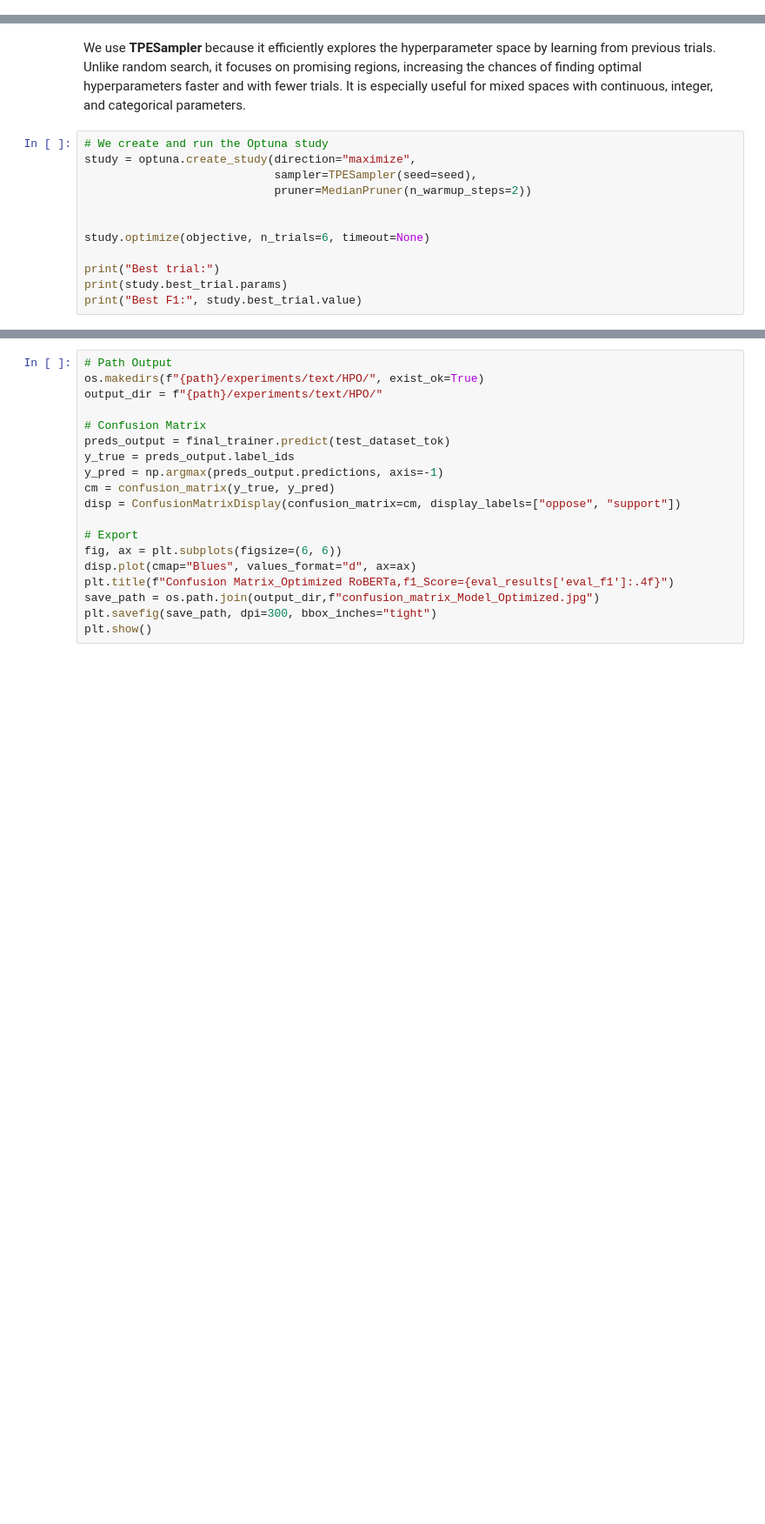
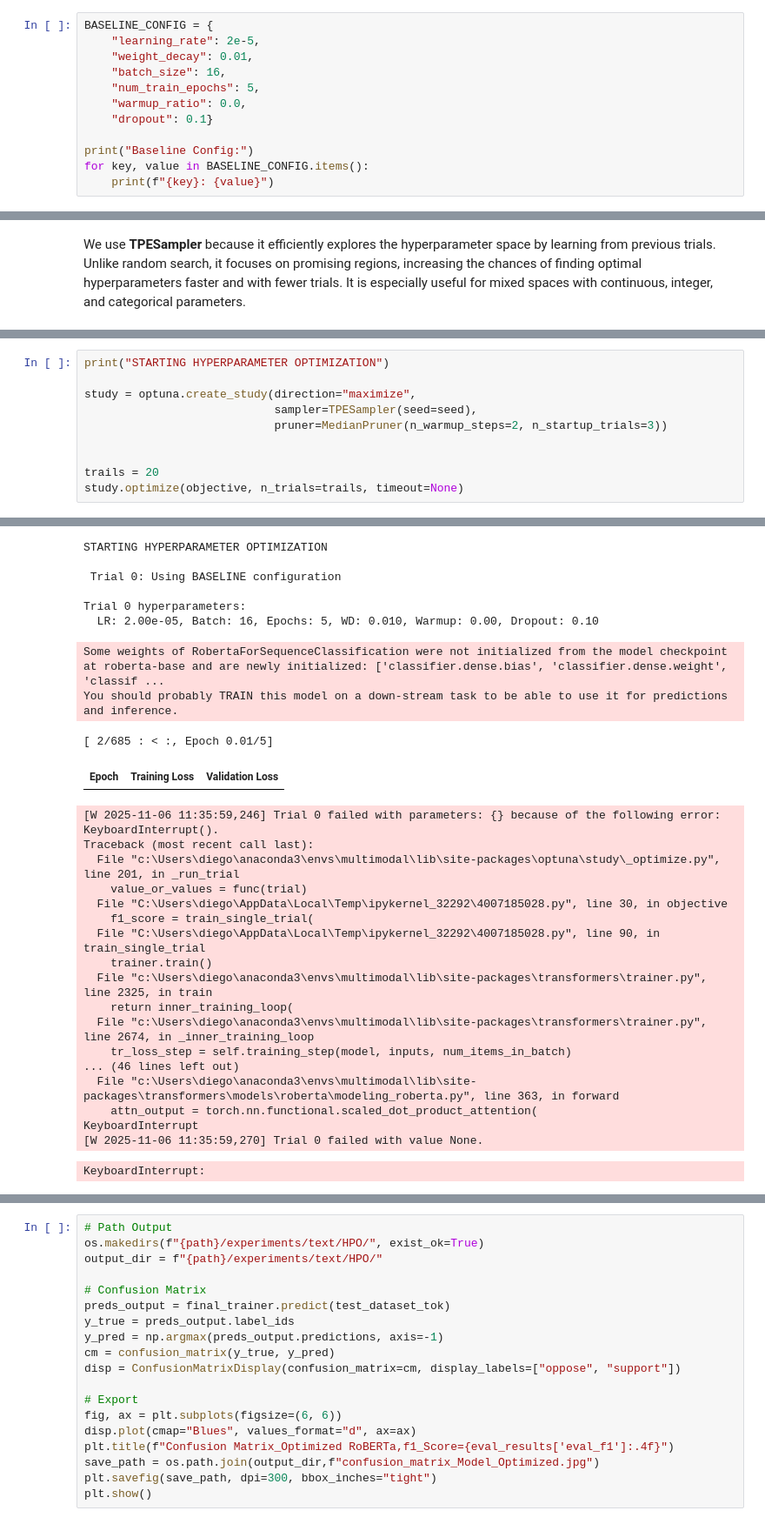
Before and after one commit to DBlassio/multimodal-argmining, a Jupyter notebook: experiments/text/HPO/HPO.ipynb, the cells around one changed output, grey strips where cells are left out. Shown at 87% size. Cells and saved outputs as stored; diff of their text form; blank space fills up the shorter version.

```diff
--- a/experiments/text/HPO/HPO.ipynb
+++ b/experiments/text/HPO/HPO.ipynb
@@ -169,3 +147,15 @@ def compute_metrics(eval_pred):
     return {"accuracy": acc,"f1": f1_macro,"precision": precision,"recall": recall}
 # %% [markdown]
 ### Hyperparameter Optimization - OPTUNA
+# %%
+BASELINE_CONFIG = {
+    "learning_rate": 2e-5,
+    "weight_decay": 0.01,
+    "batch_size": 16,
+    "num_train_epochs": 5,
+    "warmup_ratio": 0.0,
+    "dropout": 0.1}
+
+print("Baseline Config:")
+for key, value in BASELINE_CONFIG.items():
+    print(f"{key}: {value}")
@@ -234,14 +274,2 @@ def objective(trial):
 # %% [markdown]
 We use **TPESampler** because it efficiently explores the hyperparameter space by learning from previous trials. Unlike random search, it focuses on promising regions, increasing the chances of finding optimal hyperparameters faster and with fewer trials. It is especially useful for mixed spaces with continuous, integer, and categorical parameters.
-# %%
-# We create and run the Optuna study
-study = optuna.create_study(direction="maximize",
-                            sampler=TPESampler(seed=seed),
-                            pruner=MedianPruner(n_warmup_steps=2))
-
-
-study.optimize(objective, n_trials=6, timeout=None)
-
-print("Best trial:")
-print(study.best_trial.params)
-print("Best F1:", study.best_trial.value)
@@ -328,0 +276,11 @@ You should probably TRAIN this model on a down-stream task to be able to use it
+# %%
+print("STARTING HYPERPARAMETER OPTIMIZATION")
+
+study = optuna.create_study(direction="maximize",
+                            sampler=TPESampler(seed=seed),
+                            pruner=MedianPruner(n_warmup_steps=2, n_startup_trials=3))
+
+
+trails = 20
+study.optimize(objective, n_trials=trails, timeout=None)
+# %% [output]
@@ -328,0 +288,28 @@ You should probably TRAIN this model on a down-stream task to be able to use it
+STARTING HYPERPARAMETER OPTIMIZATION
+
+ Trial 0: Using BASELINE configuration
+
+Trial 0 hyperparameters:
+  LR: 2.00e-05, Batch: 16, Epochs: 5, WD: 0.010, Warmup: 0.00, Dropout: 0.10
+Some weights of RobertaForSequenceClassification were not initialized from the model checkpoint at roberta-base and are newly initialized: ['classifier.dense.bias', 'classifier.dense.weight', 'classif ...
+You should probably TRAIN this model on a down-stream task to be able to use it for predictions and inference.
+[ 2/685 : < :, Epoch 0.01/5]
+| Epoch | Training Loss | Validation Loss |
+[W 2025-11-06 11:35:59,246] Trial 0 failed with parameters: {} because of the following error: KeyboardInterrupt().
+Traceback (most recent call last):
+  File "c:\Users\diego\anaconda3\envs\multimodal\lib\site-packages\optuna\study\_optimize.py", line 201, in _run_trial
+    value_or_values = func(trial)
+  File "C:\Users\diego\AppData\Local\Temp\ipykernel_32292\4007185028.py", line 30, in objective
+    f1_score = train_single_trial(
+  File "C:\Users\diego\AppData\Local\Temp\ipykernel_32292\4007185028.py", line 90, in train_single_trial
+    trainer.train()
+  File "c:\Users\diego\anaconda3\envs\multimodal\lib\site-packages\transformers\trainer.py", line 2325, in train
+    return inner_training_loop(
+  File "c:\Users\diego\anaconda3\envs\multimodal\lib\site-packages\transformers\trainer.py", line 2674, in _inner_training_loop
+    tr_loss_step = self.training_step(model, inputs, num_items_in_batch)
+... (46 lines left out)
+  File "c:\Users\diego\anaconda3\envs\multimodal\lib\site-packages\transformers\models\roberta\modeling_roberta.py", line 363, in forward
+    attn_output = torch.nn.functional.scaled_dot_product_attention(
+KeyboardInterrupt
+[W 2025-11-06 11:35:59,270] Trial 0 failed with value None.
+KeyboardInterrupt:
```
Also changed, not shown: parts of 13 cells of this notebook.
